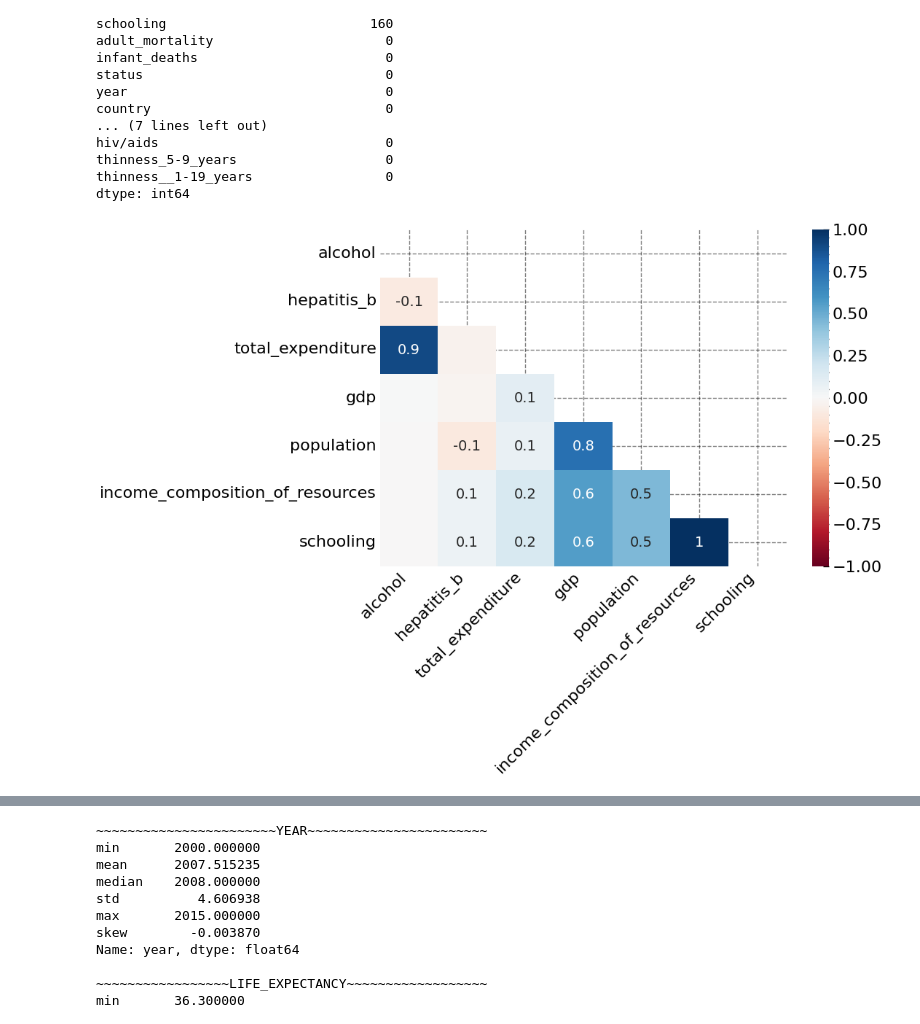
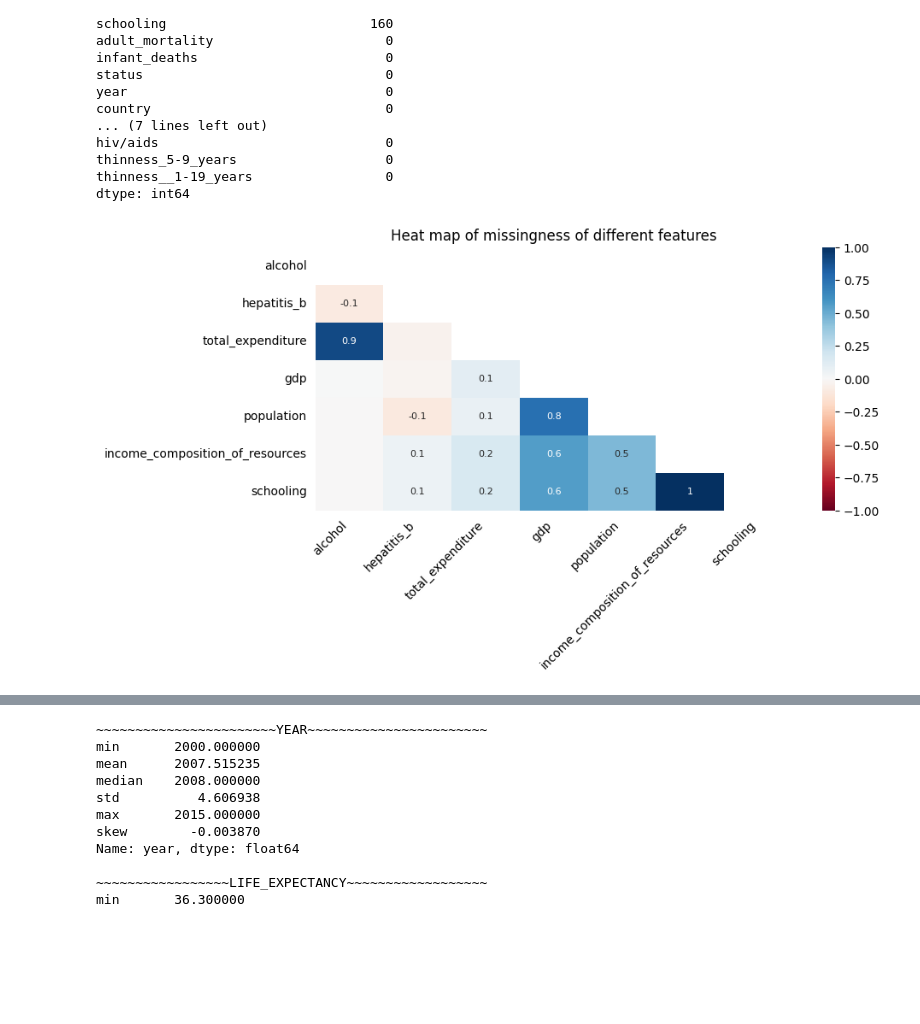
Before and after one commit to ope1iyi/end_to_end_ml_project, a Jupyter notebook: notebooks/Life_expectancy_analysis.ipynb, the cells around one changed output, grey strips where cells are left out. Drawn from its saved outputs; the diff is of its cells as text; code cells hidden in the pictures; blank space fills up the shorter version.

```diff
--- a/notebooks/Life_expectancy_analysis.ipynb
+++ b/notebooks/Life_expectancy_analysis.ipynb
@@ -12,5 +11,3 @@ import pycountry
-# %%
-plt.style.use(['science', 'grid', 'notebook'])
 # %%
 pd.set_option('display.max_columns', None) # To display all columns
 pd.set_option('display.max_rows', 200) # To display at most 200 rows
@@ -21,5 +18,6 @@ def load_csv(path)-> pd.DataFrame:
     print(f"CSV file loaded successfully with {df.shape[0]} rows and {df.shape[1]} columns")
     return df
 
-df = load_csv("Dataset/Life Expectancy Data.csv")
+
+df = load_csv("../Dataset/raw/Life Expectancy Data.csv")
 # %% [output]
@@ -181,8 +176,8 @@ thinness_5-9_years                   0
 thinness__1-19_years                 0
 dtype: int64
 # %%
-msno.heatmap(df, figsize=(9,6));
+msno.heatmap(df, figsize=(9,4), fontsize=10);
 plt.title("Heat map of missingness of different features");
 # %% [output]
-[figure, old version]
+[figure, new version]
 # %%
```
Also changed, not shown: parts of 29 cells of this notebook.
